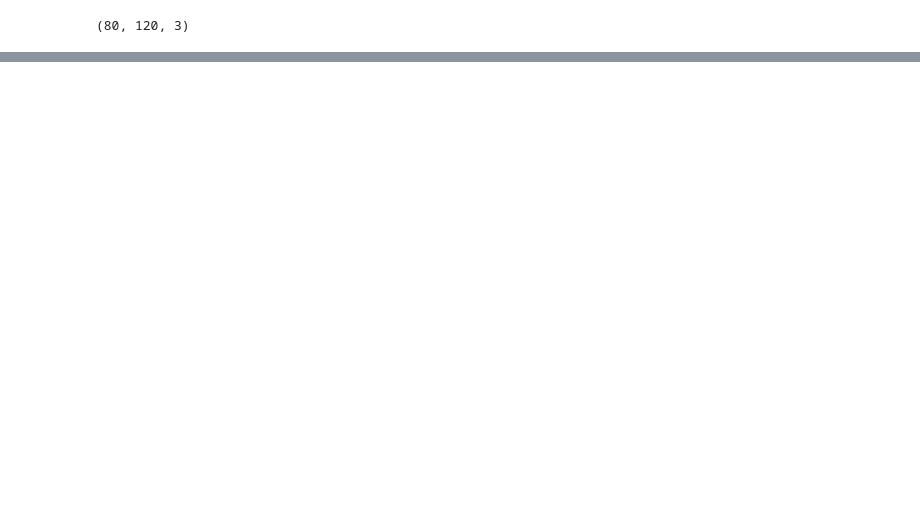
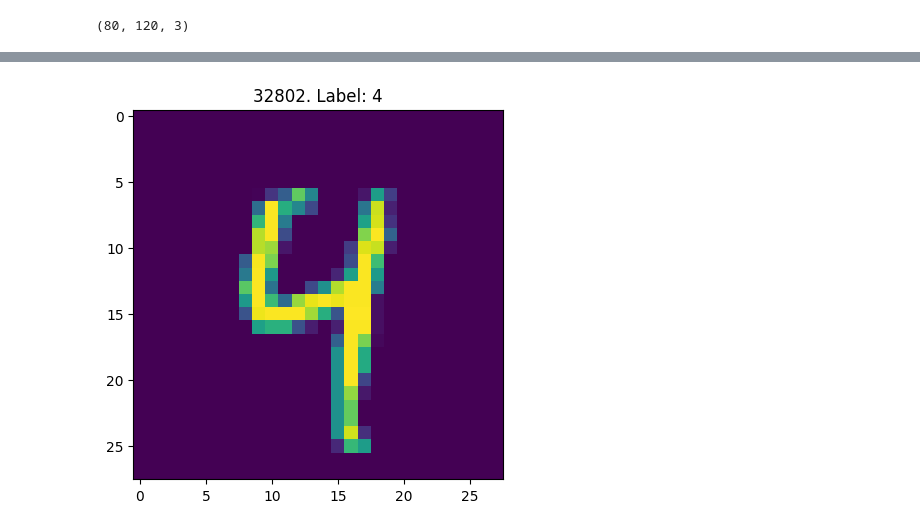
Before and after one commit to imfilip/ml_pytorch, a Jupyter notebook: scripts/12_ParallelizingNNwithPyTorch.ipynb, the cells around one changed output, grey strips where cells are left out. Drawn from its saved outputs; the diff is of its cells as text; code cells hidden in the pictures; blank space fills up the shorter version.

Commit message:
More PyTorch funcionalities

```diff
--- a/scripts/12_ParallelizingNNwithPyTorch.ipynb
+++ b/scripts/12_ParallelizingNNwithPyTorch.ipynb
@@ -449,3 +449,9 @@ for i, example in enumerate(image_dataset):
 next(iter(image_dataset))[0].numpy().transpose(1,2,0).shape
 # %% [output]
 (80, 120, 3)
+# %%
+import torchvision
+image_path = pathlib.Path("../data/")
+# image_path = './'
+celeba_dataset = torchvision.datasets.CelebA(image_path, split='train', target_type='attr', download=False)
+assert isinstance(celeba_dataset, torch.utils.data.Dataset)
@@ -451,0 +514,3 @@ next(iter(image_dataset))[0].numpy().transpose(1,2,0).shape
+# %%
+mnist_dataset = torchvision.datasets.MNIST(image_path, 'train', download=True)
+assert isinstance(mnist_dataset, torch.utils.data.Dataset)
@@ -451,0 +524,7 @@ next(iter(image_dataset))[0].numpy().transpose(1,2,0).shape
+# %%
+n = np.random.randint(len(mnist_dataset))
+example2 = list(islice(mnist_dataset, n, n+1))
+plt.imshow(example2[0][0])
+plt.title(f"{n}. Label: {example2[0][1]}");
+# %% [output]
+[figure, added]
```
Also changed, not shown: parts of 24 cells of this notebook, 2 other files.
